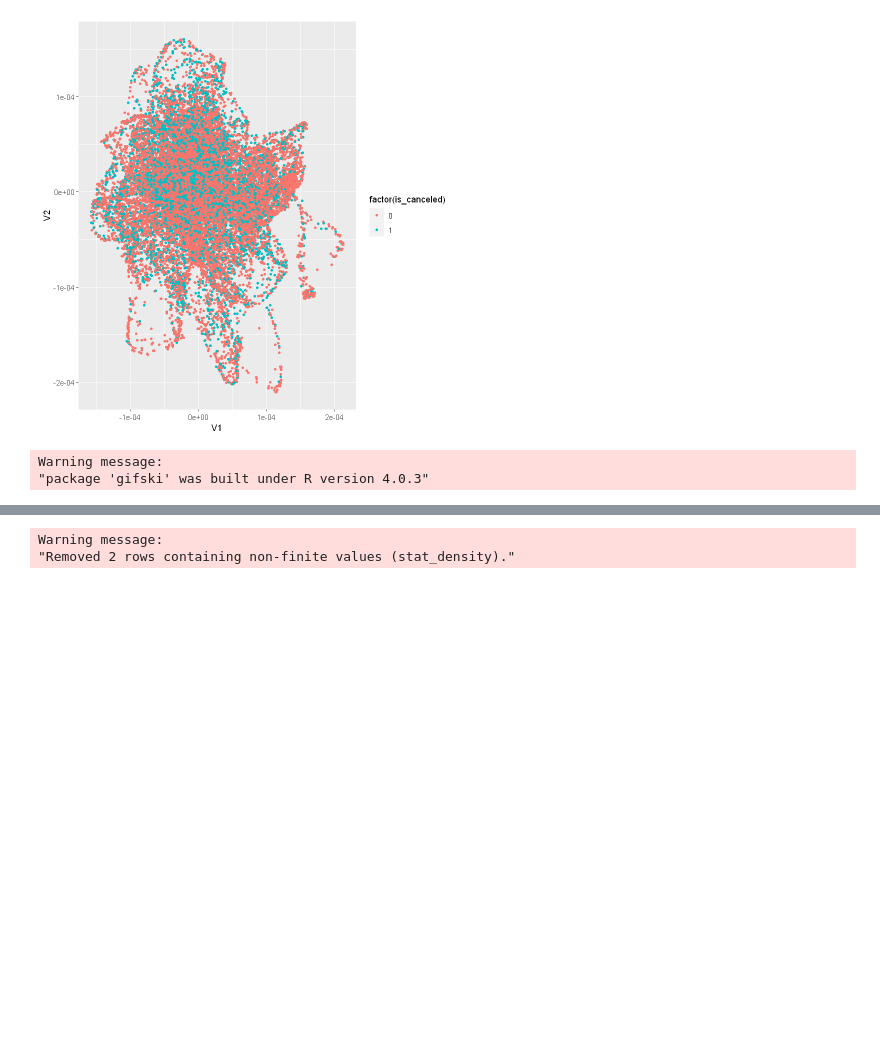
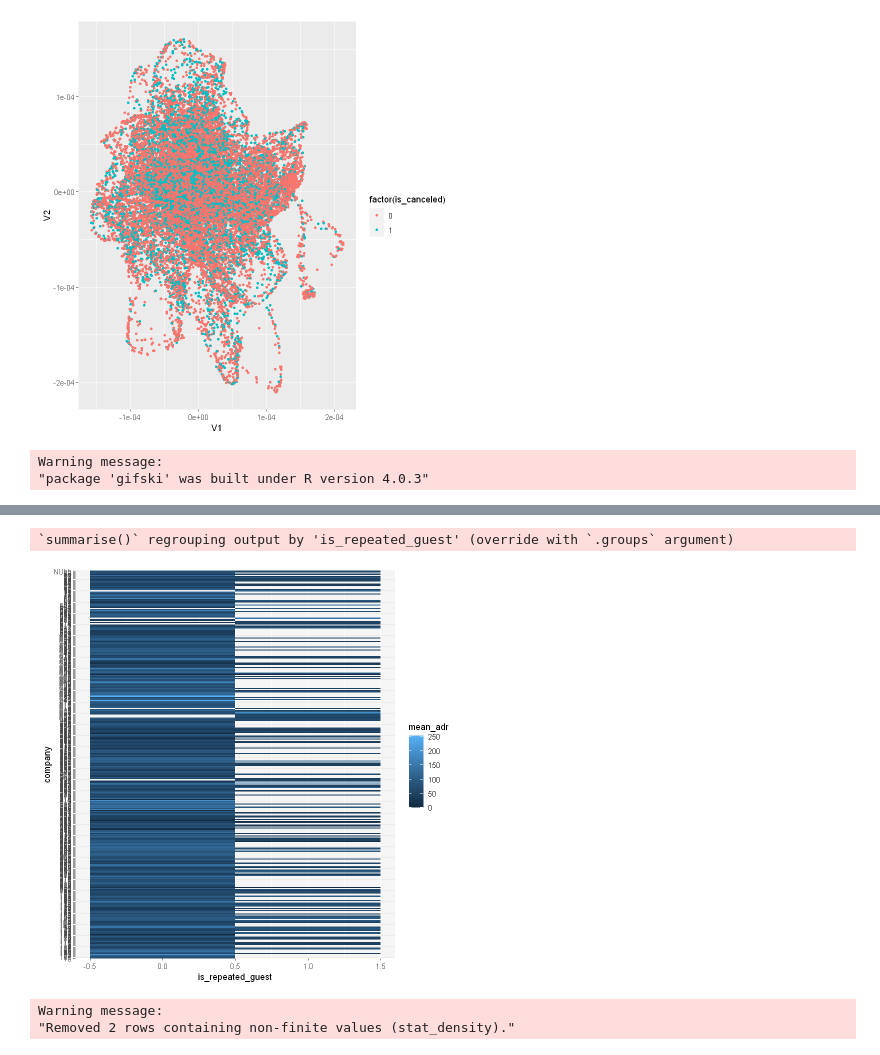
Before and after one commit to abhijeetdtu/dsba5122, a Jupyter notebook: dsba5122/Untitled.ipynb, the cells around one changed output, grey strips where cells are left out. Drawn from its saved outputs; the diff is of its cells as text; code cells hidden in the pictures; blank space fills up the shorter version.

Commit message:
Added ADR company wise

```diff
--- a/dsba5122/Untitled.ipynb
+++ b/dsba5122/Untitled.ipynb
@@ -137,3 +178,12 @@ Rendering [=================>-------------------------] at 0.34 fps ~ eta:  3m
+# %%
+(
+    ggplot(df %>% group_by(company) %>% summarise(mean_adr = mean(adr))
+           , aes(x=y=company , fill=mean_adr)) +
+    geom_tile()
+)
+# %% [output]
+`summarise()` regrouping output by 'is_repeated_guest' (override with `.groups` argument)
+[figure, added]
 # %%
 (
     ggplot(df , aes(x=adr , fill=factor(is_canceled))) +
```
Also changed, not shown: parts of 12 cells of this notebook, 3 other files.
